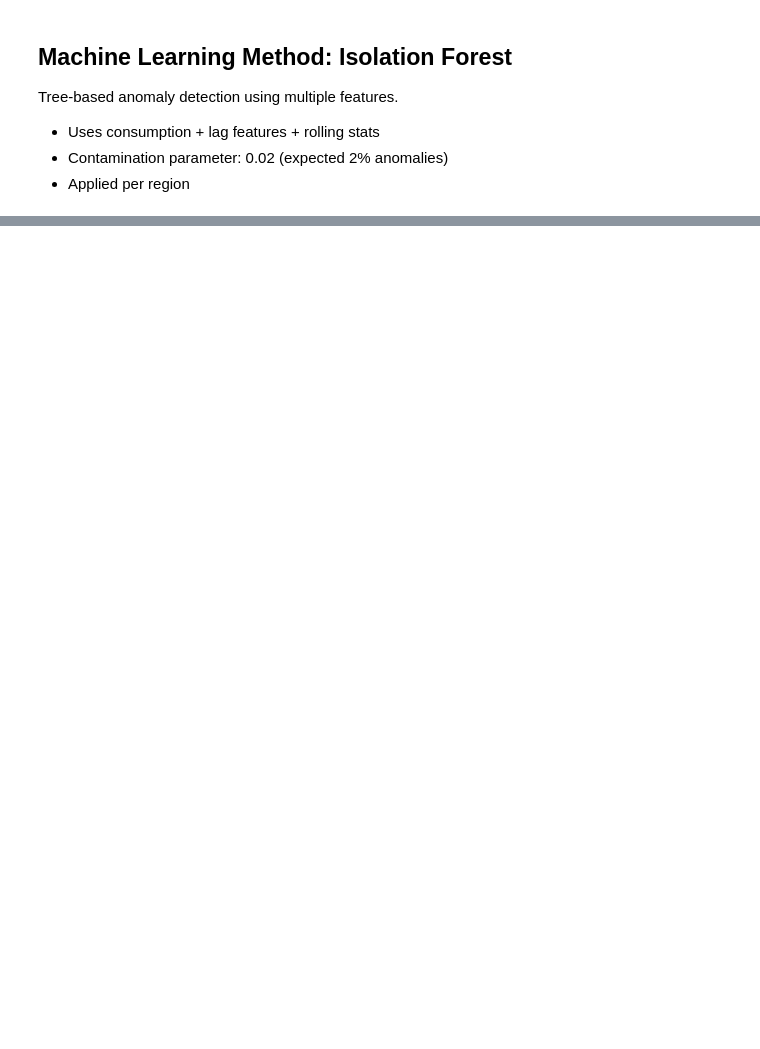
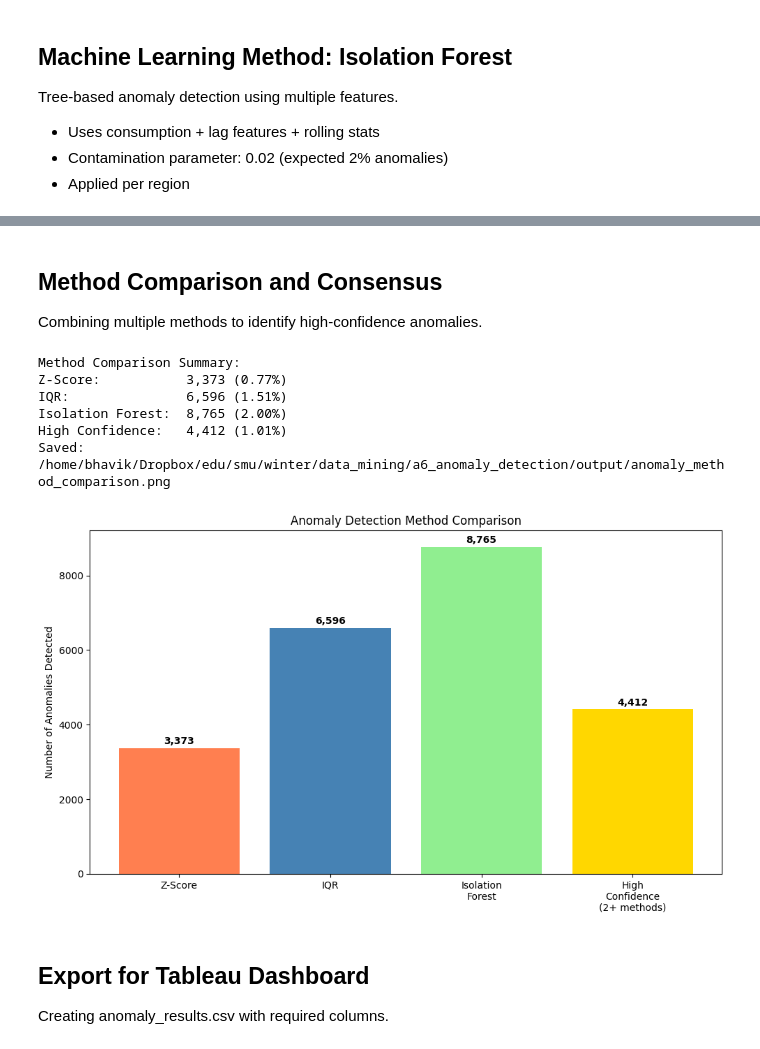
Before and after one commit to bhavik-knight/5580-a6-anomaly-detection-nsp, a Jupyter notebook: src/anomaly_detection.ipynb, the cells around one changed output, grey strips where cells are left out. Cells and saved outputs as stored; diff of their text form; code cells hidden in the pictures; blank space fills up the shorter version.

```diff
--- a/src/anomaly_detection.ipynb
+++ b/src/anomaly_detection.ipynb
@@ -352,0 +523,44 @@ Tree-based anomaly detection using multiple features.
+# %% [markdown]
+## Method Comparison and Consensus
+
+Combining multiple methods to identify high-confidence anomalies.
+# %%
+# Create consensus anomaly flag (detected by 2+ methods)
+if 'iforest_anomaly' not in df.columns and 'isolation_forest_anomaly' in df.columns:
+    df['iforest_anomaly'] = df['isolation_forest_anomaly']
+
+df['anomaly_count'] = (df['zscore_anomaly'] + df['iqr_anomaly'] + df['iforest_anomaly'])
+df['high_confidence_anomaly'] = (df['anomaly_count'] >= 2).astype(int)
+
+print("Method Comparison Summary:")
+print(f"Z-Score:           {df['zscore_anomaly'].sum():,} ({df['zscore_anomaly'].mean()*100:.2f}%)")
+print(f"IQR:               {df['iqr_anomaly'].sum():,} ({df['iqr_anomaly'].mean()*100:.2f}%)")
+print(f"Isolation Forest:  {df['iforest_anomaly'].sum():,} ({df['iforest_anomaly'].mean()*100:.2f}%)")
+print(f"High Confidence:   {df['high_confidence_anomaly'].sum():,} ({df['high_confidence_anomaly'].mean()*100:.2f}%)")
+
+# Visualize overlap
+fig, ax = plt.subplots(figsize=(10, 6))
+methods = ['Z-Score', 'IQR', 'Isolation\nForest', 'High\nConfidence\n(2+ methods)']
+counts = [df['zscore_anomaly'].sum(), df['iqr_anomaly'].sum(),
+          df['iforest_anomaly'].sum(), df['high_confidence_anomaly'].sum()]
+
+ax.bar(methods, counts, color=['coral', 'steelblue', 'lightgreen', 'gold'])
+ax.set_ylabel('Number of Anomalies Detected')
+ax.set_title('Anomaly Detection Method Comparison')
+for i, v in enumerate(counts):
+    ax.text(i, v + 100, f'{v:,}', ha='center', fontweight='bold')
+
+plt.tight_layout()
+save_and_show_plot(fig, 'anomaly_method_comparison.png')
+# %% [output]
+Method Comparison Summary:
+Z-Score:           3,373 (0.77%)
+IQR:               6,596 (1.51%)
+Isolation Forest:  8,765 (2.00%)
+High Confidence:   4,412 (1.01%)
+Saved: /home/bhavik/Dropbox/edu/smu/winter/data_mining/a6_anomaly_detection/output/anomaly_method_comparison.png
+[figure, added]
+# %% [markdown]
+## Export for Tableau Dashboard
+
+Creating anomaly_results.csv with required columns.
```
Also changed, not shown: parts of 12 cells of this notebook, 2 other files.
